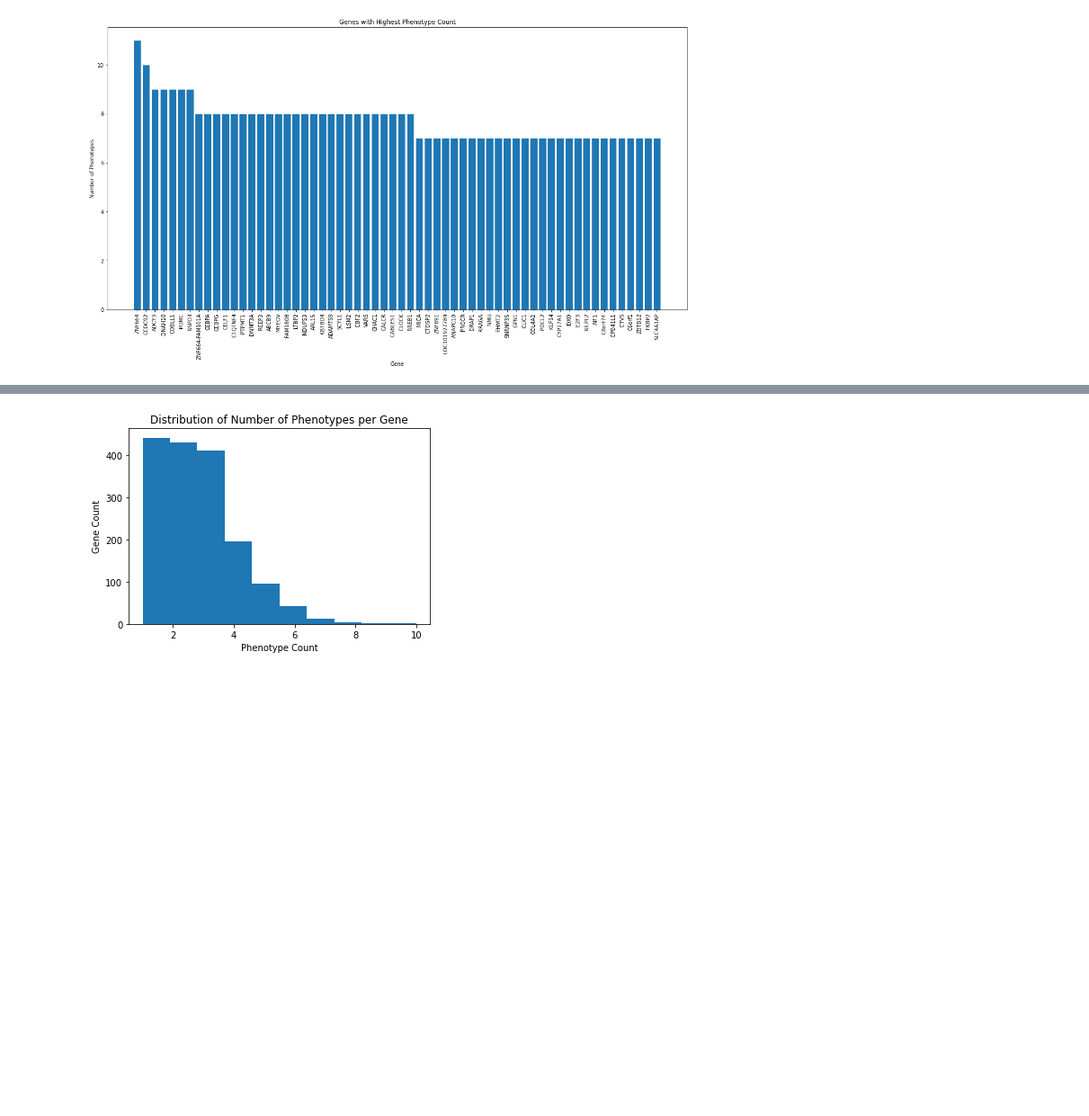
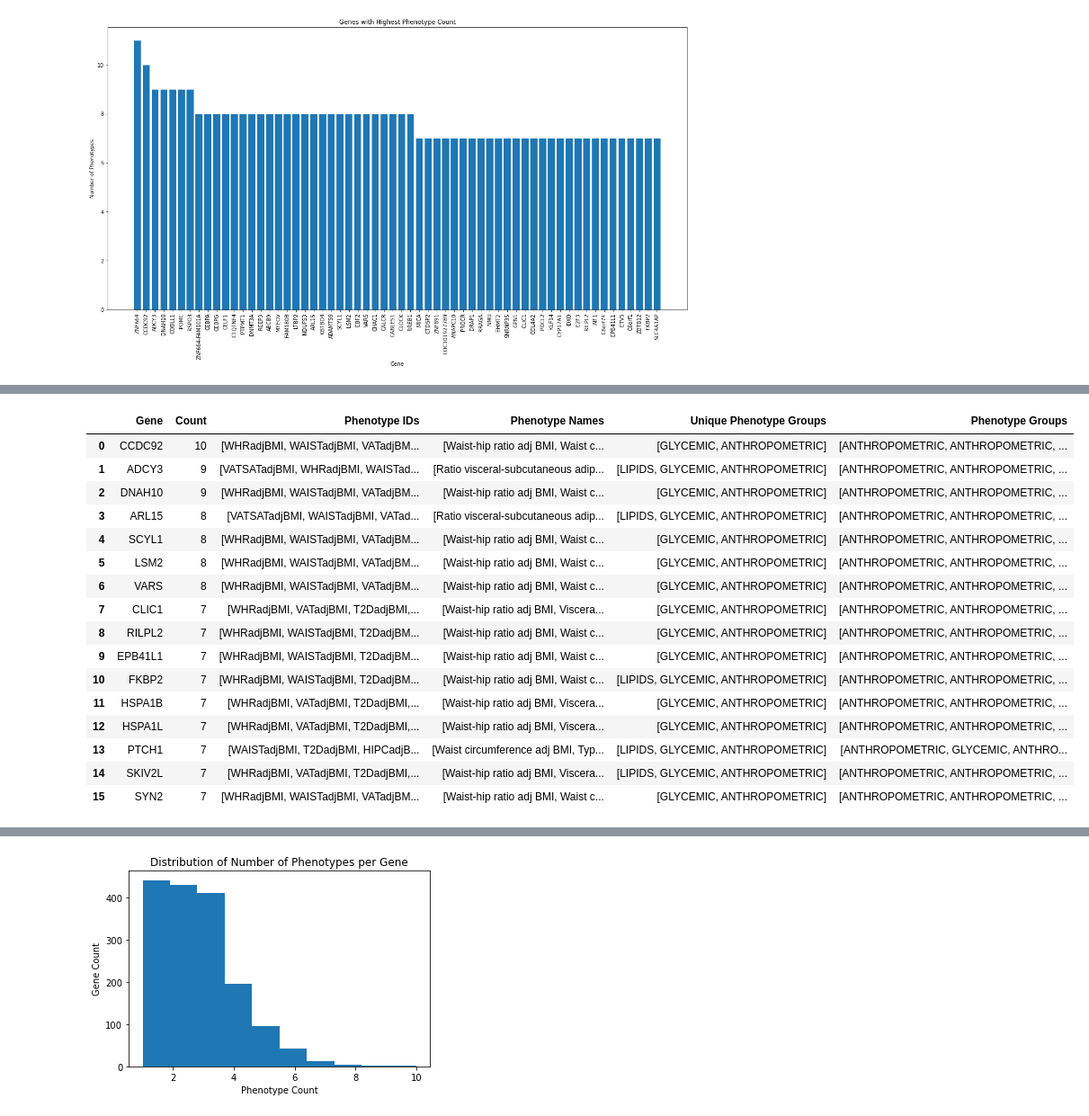
Before and after one commit to rahulsharma35/obesity_gene_analysis, a Jupyter notebook: obesity_gene_analysis.ipynb, the cells around one changed output, grey strips where cells are left out. Shown at 90% size. Drawn from its saved outputs; the diff is of its cells as text; code cells hidden in the pictures; blank space fills up the shorter version.

```diff
--- a/obesity_gene_analysis.ipynb
+++ b/obesity_gene_analysis.ipynb
@@ -450,0 +373,22 @@ ciliary_gene_df
+# %%
+#this is the new dataset the cross references the cillary and centriolar gene list
+ciliary_gene_df = filter_ciliary_only(ordered_gene_df)
+ciliary_gene_df[:16]
+# %% [output]
+|  | Gene | Count | Phenotype IDs | Phenotype Names | Unique Phenotype Groups | Phenotype Groups |
+| 0 | CCDC92 | 10 | [WHRadjBMI, WAISTadjBMI, VATadjBM... | [Waist-hip ratio adj BMI, Waist c... | [GLYCEMIC, ANTHROPOMETRIC] | [ANTHROPOMETRIC, ANTHROPOMETRIC, ... |
+| 1 | ADCY3 | 9 | [VATSATadjBMI, WHRadjBMI, WAISTad... | [Ratio visceral-subcutaneous adip... | [LIPIDS, GLYCEMIC, ANTHROPOMETRIC] | [ANTHROPOMETRIC, ANTHROPOMETRIC, ... |
+| 2 | DNAH10 | 9 | [WHRadjBMI, WAISTadjBMI, VATadjBM... | [Waist-hip ratio adj BMI, Waist c... | [GLYCEMIC, ANTHROPOMETRIC] | [ANTHROPOMETRIC, ANTHROPOMETRIC, ... |
+| 3 | ARL15 | 8 | [VATSATadjBMI, WAISTadjBMI, VATad... | [Ratio visceral-subcutaneous adip... | [LIPIDS, GLYCEMIC, ANTHROPOMETRIC] | [ANTHROPOMETRIC, ANTHROPOMETRIC, ... |
+| 4 | SCYL1 | 8 | [WHRadjBMI, WAISTadjBMI, VATadjBM... | [Waist-hip ratio adj BMI, Waist c... | [GLYCEMIC, ANTHROPOMETRIC] | [ANTHROPOMETRIC, ANTHROPOMETRIC, ... |
+| 5 | LSM2 | 8 | [WHRadjBMI, WAISTadjBMI, VATadjBM... | [Waist-hip ratio adj BMI, Waist c... | [GLYCEMIC, ANTHROPOMETRIC] | [ANTHROPOMETRIC, ANTHROPOMETRIC, ... |
+| 6 | VARS | 8 | [WHRadjBMI, WAISTadjBMI, VATadjBM... | [Waist-hip ratio adj BMI, Waist c... | [GLYCEMIC, ANTHROPOMETRIC] | [ANTHROPOMETRIC, ANTHROPOMETRIC, ... |
+| 7 | CLIC1 | 7 | [WHRadjBMI, VATadjBMI, T2DadjBMI,... | [Waist-hip ratio adj BMI, Viscera... | [GLYCEMIC, ANTHROPOMETRIC] | [ANTHROPOMETRIC, ANTHROPOMETRIC, ... |
+| 8 | RILPL2 | 7 | [WHRadjBMI, WAISTadjBMI, T2DadjBM... | [Waist-hip ratio adj BMI, Waist c... | [GLYCEMIC, ANTHROPOMETRIC] | [ANTHROPOMETRIC, ANTHROPOMETRIC, ... |
+| 9 | EPB41L1 | 7 | [WHRadjBMI, WAISTadjBMI, T2DadjBM... | [Waist-hip ratio adj BMI, Waist c... | [GLYCEMIC, ANTHROPOMETRIC] | [ANTHROPOMETRIC, ANTHROPOMETRIC, ... |
+| 10 | FKBP2 | 7 | [WHRadjBMI, WAISTadjBMI, T2DadjBM... | [Waist-hip ratio adj BMI, Waist c... | [LIPIDS, GLYCEMIC, ANTHROPOMETRIC] | [ANTHROPOMETRIC, ANTHROPOMETRIC, ... |
+| 11 | HSPA1B | 7 | [WHRadjBMI, VATadjBMI, T2DadjBMI,... | [Waist-hip ratio adj BMI, Viscera... | [GLYCEMIC, ANTHROPOMETRIC] | [ANTHROPOMETRIC, ANTHROPOMETRIC, ... |
+| 12 | HSPA1L | 7 | [WHRadjBMI, VATadjBMI, T2DadjBMI,... | [Waist-hip ratio adj BMI, Viscera... | [GLYCEMIC, ANTHROPOMETRIC] | [ANTHROPOMETRIC, ANTHROPOMETRIC, ... |
+| 13 | PTCH1 | 7 | [WAISTadjBMI, T2DadjBMI, HIPCadjB... | [Waist circumference adj BMI, Typ... | [LIPIDS, GLYCEMIC, ANTHROPOMETRIC] | [ANTHROPOMETRIC, GLYCEMIC, ANTHRO... |
+| 14 | SKIV2L | 7 | [WHRadjBMI, VATadjBMI, T2DadjBMI,... | [Waist-hip ratio adj BMI, Viscera... | [LIPIDS, GLYCEMIC, ANTHROPOMETRIC] | [ANTHROPOMETRIC, ANTHROPOMETRIC, ... |
+| 15 | SYN2 | 7 | [WHRadjBMI, WAISTadjBMI, VATadjBM... | [Waist-hip ratio adj BMI, Waist c... | [GLYCEMIC, ANTHROPOMETRIC] | [ANTHROPOMETRIC, ANTHROPOMETRIC, ... |
```
Also changed, not shown: parts of 12 cells of this notebook, 6 other files.
